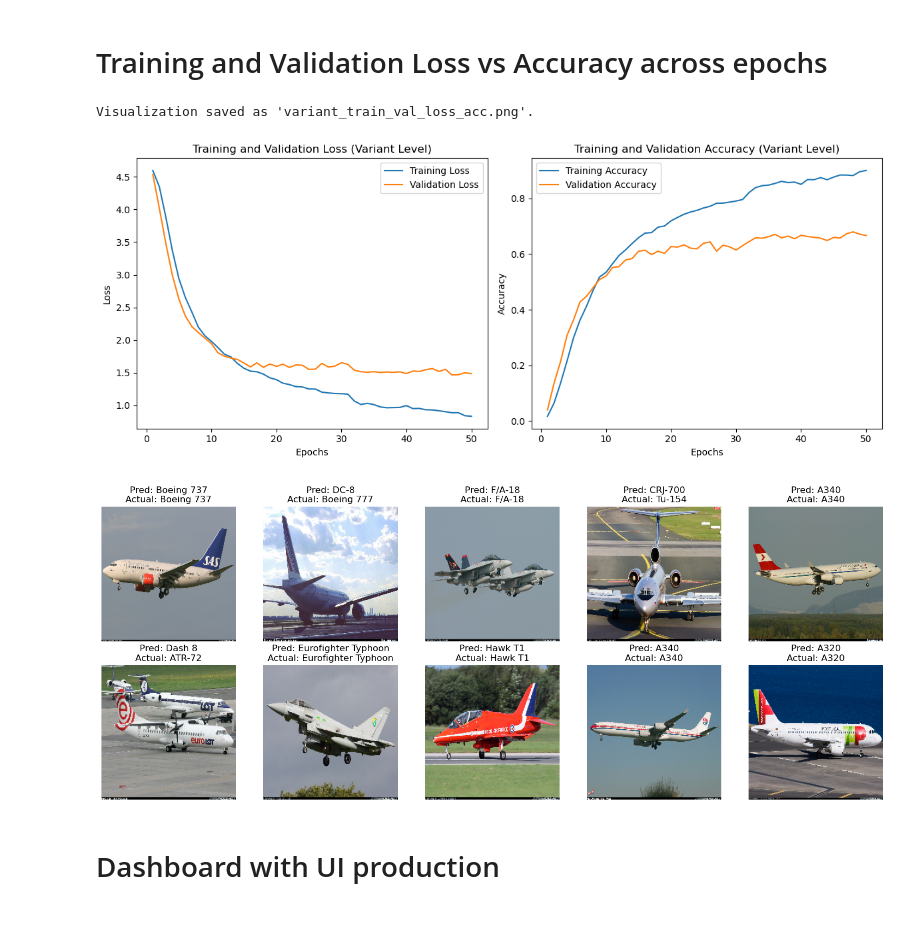
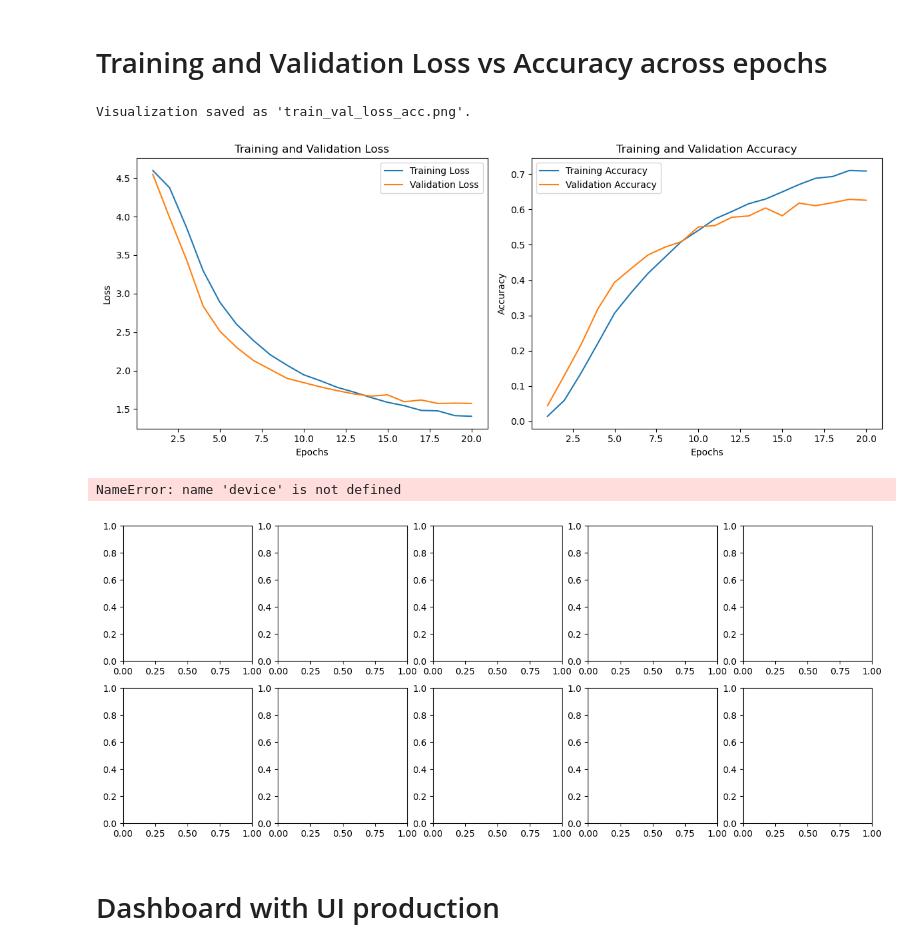
Before and after one commit to mabbts/CV_aircraft_classifier_capstone_project, a Jupyter notebook: notebooks/Base.ipynb, the cells around one changed output. Drawn from its saved outputs; the diff is of its cells as text; code cells hidden in the pictures; blank space fills up the shorter version.

```diff
--- a/notebooks/Base.ipynb
+++ b/notebooks/Base.ipynb
@@ -894,12 +117,12 @@ num_classes
 # Model, Loss Func, Optimizer, Scheduler etc.
 # %%
 
-model=CAPResNet(num_classes, drop = 0.3563).to(device)
+model=models.CAPResNet(num_classes, drop = 0.3563).to(device)
 # Training loop with early stopping and adaptive learning rate
-patience = 8
+patience = 5
 best_val_loss = float('inf')
 epochs_without_improvement = 0
-num_epochs = 50
+num_epochs = 20
 criterion = nn.CrossEntropyLoss(label_smoothing = 0.046858)
 # optimizer = optim.RMSprop(model.parameters(), lr=4.9122e-05, weight_decay=0.000126)
 # scheduler = optim.lr_scheduler.CosineAnnealingLR(optimizer, T_max = num_epochs)
@@ -951,12 +178,12 @@ val_loss_lst = []
 val_acc_lst = []
 all_val_preds = []
 all_val_labels = []
-
+model_path = os.path.join(os.pardir, "models", "best_model.pth")
 
 for epoch in range(num_epochs):
 
-    train_loss, train_acc, t_loss_lst, t__acc_lst = train_one_epoch(model, train_loader, criterion, optimizer, device, scaler)
-    val_loss, val_acc, val_preds, val_labels, v_loss_lst, v_acc_lst = evaluate(model, val_loader, criterion, device)
+    train_loss, train_acc, t_loss_lst, t__acc_lst = aircraft_utils.train_one_epoch(model, train_loader, criterion, optimizer, device, scaler)
+    val_loss, val_acc, val_preds, val_labels, v_loss_lst, v_acc_lst = aircraft_utils.evaluate(model, val_loader, criterion, device)
     train_loss_lst.append(train_loss)
     train_acc_lst.append(train_acc)
     val_loss_lst.append(val_loss)
@@ -979,7 +206,7 @@ for epoch in range(num_epochs):
     if val_loss < best_val_loss:
         best_val_loss = val_loss
         epochs_without_improvement = 0
-        torch.save(model.state_dict(), 'best_model.pth')  # Save best model
+        torch.save(model.state_dict(), model_path)  # Save best model
         print("✅ Model improved. Saving...")
     else:
         epochs_without_improvement += 1
@@ -1234,7 +459,7 @@ plt.plot(ep, train_loss_lst, label='Training Loss')
 plt.plot(ep, val_loss_lst, label='Validation Loss')
 plt.xlabel('Epochs')
 plt.ylabel('Loss')
-plt.title('Training and Validation Loss (Variant Level)')
+plt.title('Training and Validation Loss')
 plt.legend()
 
 # Plot training and validation accuracy
@@ -1243,19 +468,20 @@ plt.plot(ep, train_acc_lst, label='Training Accuracy')
 plt.plot(ep, val_acc_lst, label='Validation Accuracy')
 plt.xlabel('Epochs')
 plt.ylabel('Accuracy')
-plt.title('Training and Validation Accuracy (Variant Level)')
+plt.title('Training and Validation Accuracy')
 plt.legend()
 
 plt.tight_layout()
-# plt.savefig("variant_train_val_loss_acc.png")
-# print("Visualization saved as 'variant_train_val_loss_acc.png'.")
+plt.savefig(os.path.join(os.pardir, "outputs", "train_val_loss_acc.png"))
+print("Visualization saved as 'train_val_loss_acc.png'.")
 # %% [output]
-Visualization saved as 'variant_train_val_loss_acc.png'.
+Visualization saved as 'train_val_loss_acc.png'.
-[figure, old version]
+[figure, new version]
 # %%
-visualize_predictions(model, test_dataset, 10)
+aircraft_utils.visualize_predictions(model, test_dataset, 10)
 # %% [output]
+NameError: name 'device' is not defined
-[figure, old version]
+[figure, new version]
 # %% [markdown]
 # Dashboard with UI production
 # %% [markdown]
```
Also changed, not shown: parts of 33 cells of this notebook, 9 other files.
